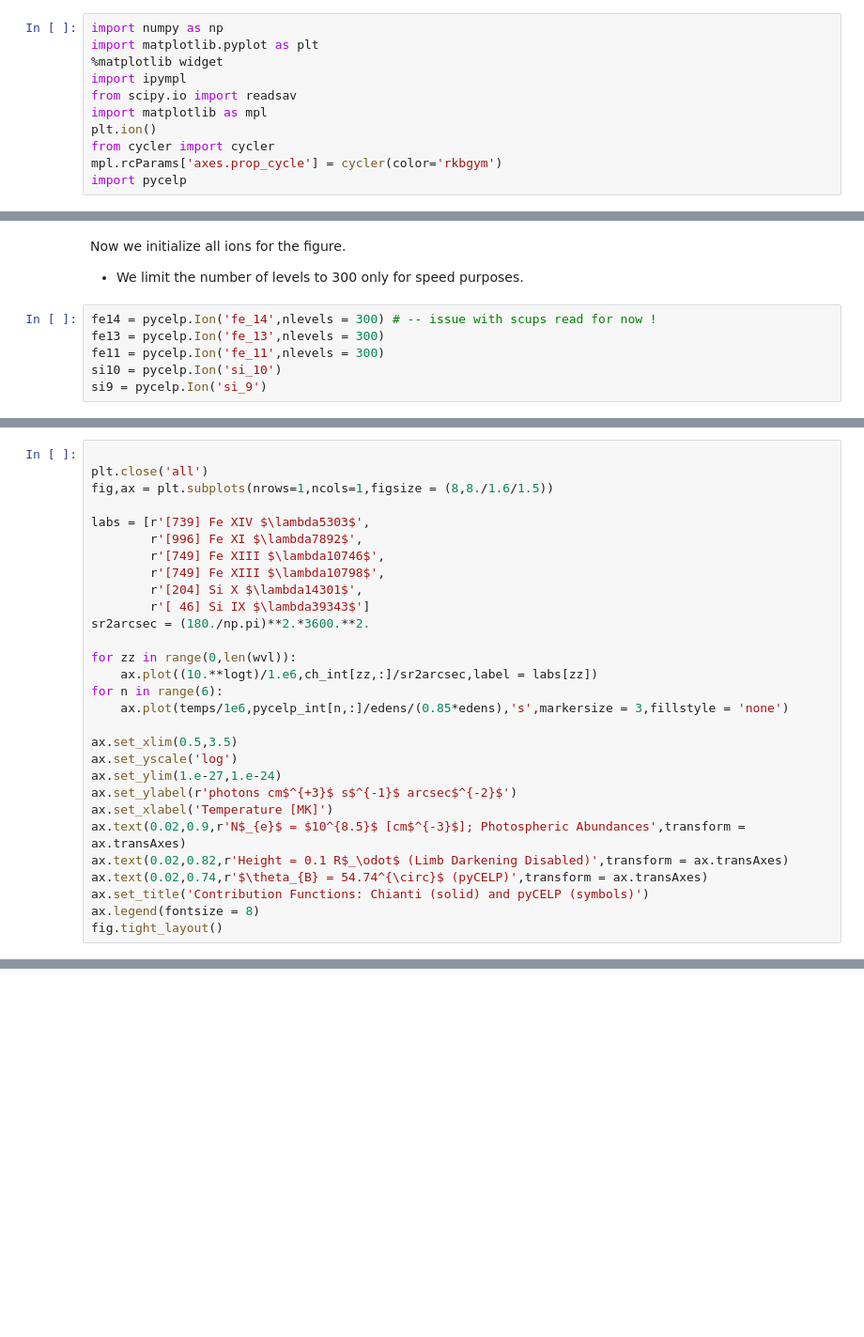
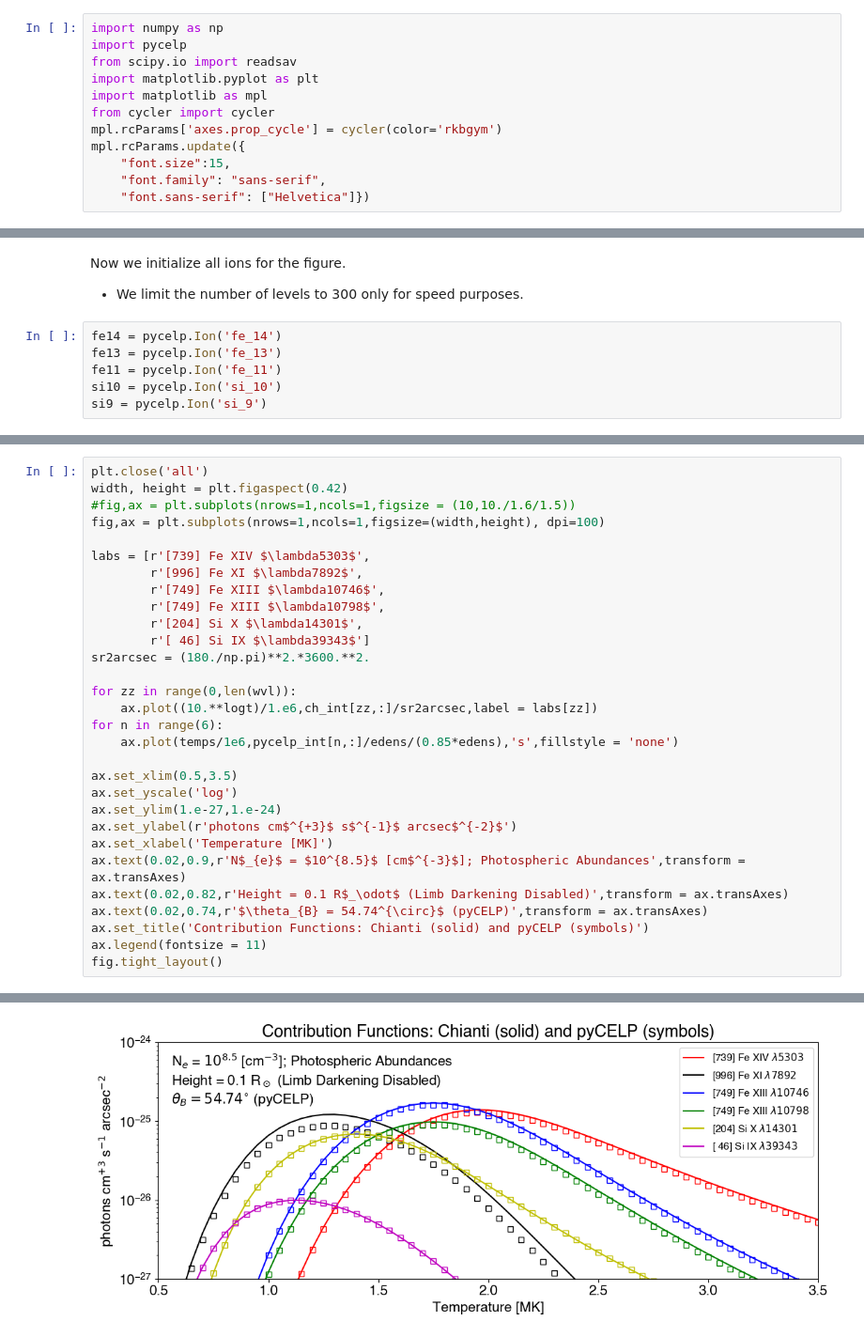
Before and after one commit to tschad/pycelp, a Jupyter notebook: examples/schadDima2020/fig2_contributionFunctions.ipynb, the cells around one changed output, grey strips where cells are left out. Shown: that part at 94% size. Saved outputs shown, nothing was run; the diff lists cells and outputs as text; blank space fills up the shorter version.

```diff
--- a/examples/schadDima2020/fig2_contributionFunctions.ipynb
+++ b/examples/schadDima2020/fig2_contributionFunctions.ipynb
@@ -2,15 +2,16 @@
 ## pyCELP Contribution functions (recreates Schad & Dima (2020) Figure 2)
 # %%
 import numpy as np
+import pycelp
+from scipy.io import readsav
 import matplotlib.pyplot as plt
-%matplotlib widget
-import ipympl
-from scipy.io import readsav
 import matplotlib as mpl
-plt.ion()
 from cycler import cycler
 mpl.rcParams['axes.prop_cycle'] = cycler(color='rkbgym')
-import pycelp
+mpl.rcParams.update({
+    "font.size":15,
+    "font.family": "sans-serif",
+    "font.sans-serif": ["Helvetica"]})
 # %% [markdown]
 We first load reference data generated using the IDL version of Chianti Version 9.
 
@@ -31,9 +32,9 @@ Now we initialize all ions for the figure.
 
 * We limit the number of levels to 300 only for speed purposes.
 # %%
-fe14 = pycelp.Ion('fe_14',nlevels = 300) # -- issue with scups read for now !
-fe13 = pycelp.Ion('fe_13',nlevels = 300)
-fe11 = pycelp.Ion('fe_11',nlevels = 300)
+fe14 = pycelp.Ion('fe_14')
+fe13 = pycelp.Ion('fe_13')
+fe11 = pycelp.Ion('fe_11')
 si10 = pycelp.Ion('si_10')
 si9 = pycelp.Ion('si_9')
 # %% [output]
@@ -106,7 +107,8 @@ pyCELP Ion class
 # %%
-
 plt.close('all')
-fig,ax = plt.subplots(nrows=1,ncols=1,figsize = (8,8./1.6/1.5))
+width, height = plt.figaspect(0.42)
+#fig,ax = plt.subplots(nrows=1,ncols=1,figsize = (10,10./1.6/1.5))
+fig,ax = plt.subplots(nrows=1,ncols=1,figsize=(width,height), dpi=100)
 
 labs = [r'[739] Fe XIV $\lambda5303$',
         r'[996] Fe XI $\lambda7892$',
@@ -119,7 +121,7 @@ sr2arcsec = (180./np.pi)**2.*3600.**2.
 for zz in range(0,len(wvl)):
     ax.plot((10.**logt)/1.e6,ch_int[zz,:]/sr2arcsec,label = labs[zz])
 for n in range(6):
-    ax.plot(temps/1e6,pycelp_int[n,:]/edens/(0.85*edens),'s',markersize = 3,fillstyle = 'none')
+    ax.plot(temps/1e6,pycelp_int[n,:]/edens/(0.85*edens),'s',fillstyle = 'none')
 
 ax.set_xlim(0.5,3.5)
 ax.set_yscale('log')
@@ -130,6 +132,6 @@ ax.text(0.02,0.9,r'N$_{e}$ = $10^{8.5}$ [cm$^{-3}$]; Photospheric Abundances',tr
 ax.text(0.02,0.82,r'Height = 0.1 R$_\odot$ (Limb Darkening Disabled)',transform = ax.transAxes)
 ax.text(0.02,0.74,r'$\theta_{B} = 54.74^{\circ}$ (pyCELP)',transform = ax.transAxes)
 ax.set_title('Contribution Functions: Chianti (solid) and pyCELP (symbols)')
-ax.legend(fontsize = 8)
+ax.legend(fontsize = 11)
 fig.tight_layout()
 # %% [output]
@@ -136,0 +138 @@ Canvas(toolbar=Toolbar(toolitems=[('Home', 'Reset original view', 'home', 'home'
+[figure, added]
```
Also changed, not shown: parts of 4 cells of this notebook, 1 other file.
